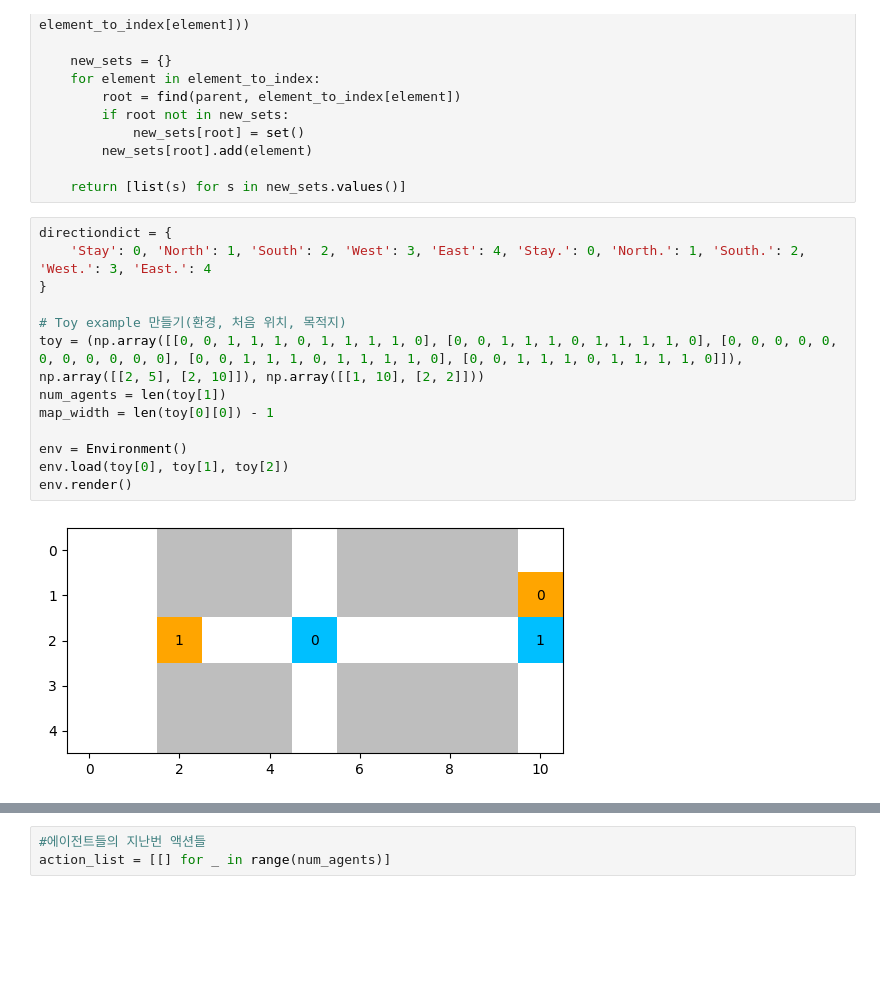
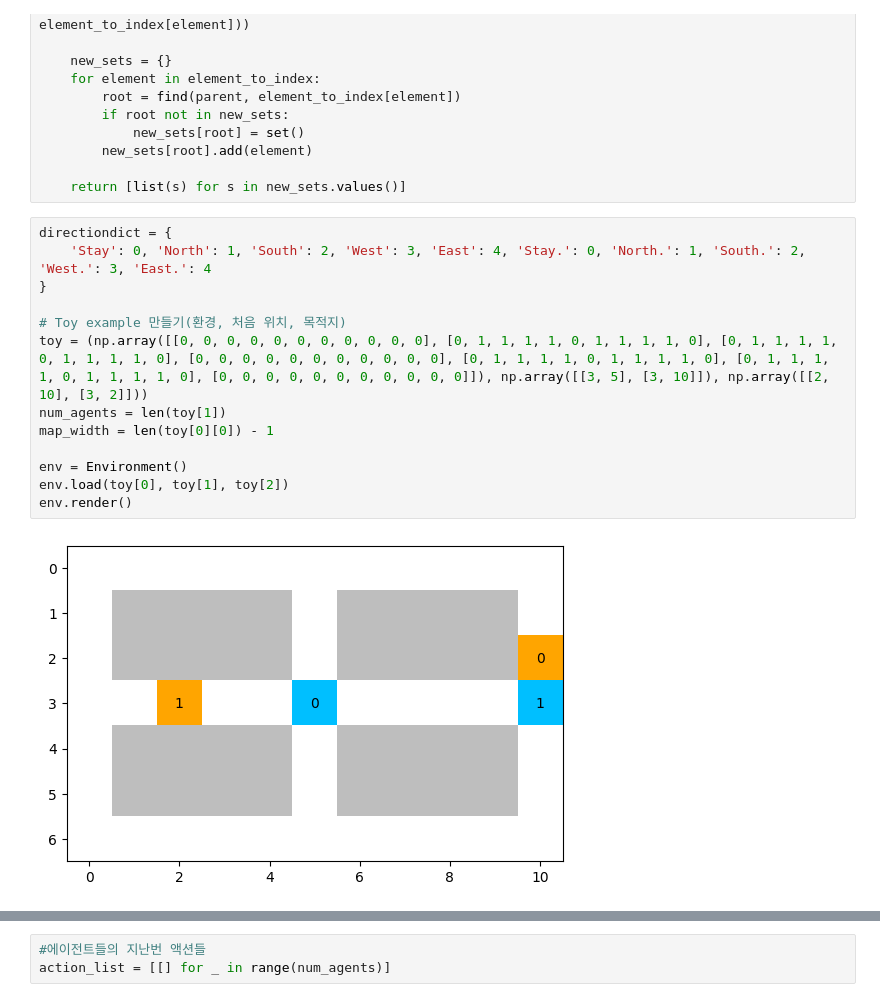
Before and after one commit to ssbacc/MAPF, a Jupyter notebook: Collision_warehouse.ipynb, the cells around one changed output, grey strips where cells are left out. Cells and saved outputs as stored; diff of their text form; blank space fills up the shorter version.

```diff
--- a/Collision_warehouse.ipynb
+++ b/Collision_warehouse.ipynb
@@ -58,18 +60,18 @@ def merge_sets(lists):
 # %%
 directiondict = {
     'Stay': 0, 'North': 1, 'South': 2, 'West': 3, 'East': 4, 'Stay.': 0, 'North.': 1, 'South.': 2, 'West.': 3, 'East.': 4
 }
 
 # Toy example 만들기(환경, 처음 위치, 목적지)
-toy = (np.array([[0, 0, 1, 1, 1, 0, 1, 1, 1, 1, 0], [0, 0, 1, 1, 1, 0, 1, 1, 1, 1, 0], [0, 0, 0, 0, 0, 0, 0, 0, 0, 0, 0], [0, 0, 1, 1, 1, 0, 1, 1, 1, 1, 0], [0, 0, 1, 1, 1, 0, 1, 1, 1, 1, 0]]), np.array([[2, 5], [2, 10]]), np.array([[1, 10], [2, 2]]))
+toy = (np.array([[0, 0, 0, 0, 0, 0, 0, 0, 0, 0, 0], [0, 1, 1, 1, 1, 0, 1, 1, 1, 1, 0], [0, 1, 1, 1, 1, 0, 1, 1, 1, 1, 0], [0, 0, 0, 0, 0, 0, 0, 0, 0, 0, 0], [0, 1, 1, 1, 1, 0, 1, 1, 1, 1, 0], [0, 1, 1, 1, 1, 0, 1, 1, 1, 1, 0], [0, 0, 0, 0, 0, 0, 0, 0, 0, 0, 0]]), np.array([[3, 5], [3, 10]]), np.array([[2, 10], [3, 2]]))
 num_agents = len(toy[1])
 map_width = len(toy[0][0]) - 1
 
 env = Environment()
 env.load(toy[0], toy[1], toy[2])
 env.render()
 # %% [output]
-[figure, old version]
+[figure, new version]
 # %%
 class PathFindingAgents:
   def path_finder(self, agent_number):
```
Also changed, not shown: parts of 9 cells of this notebook, 1 other file.
